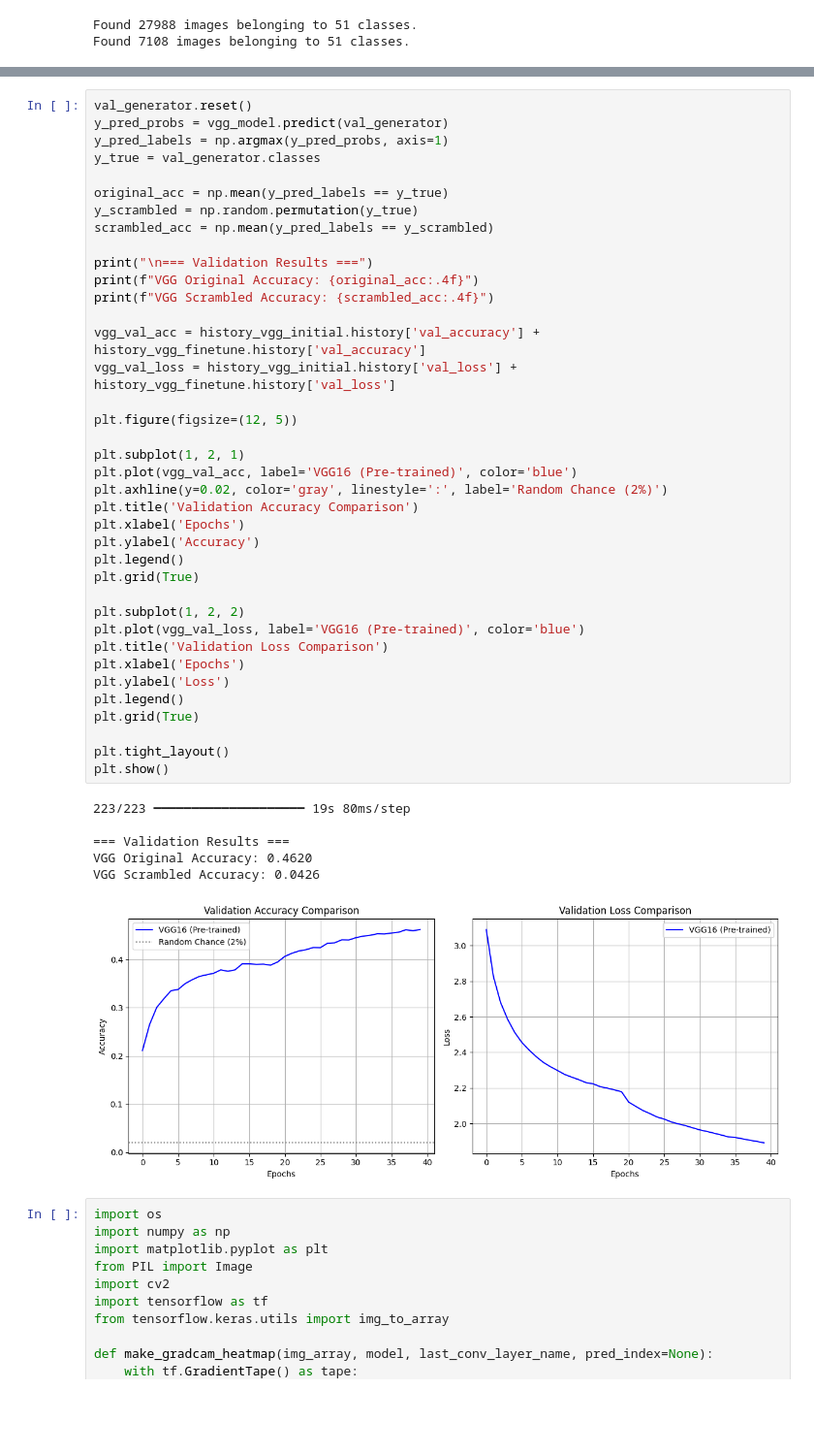
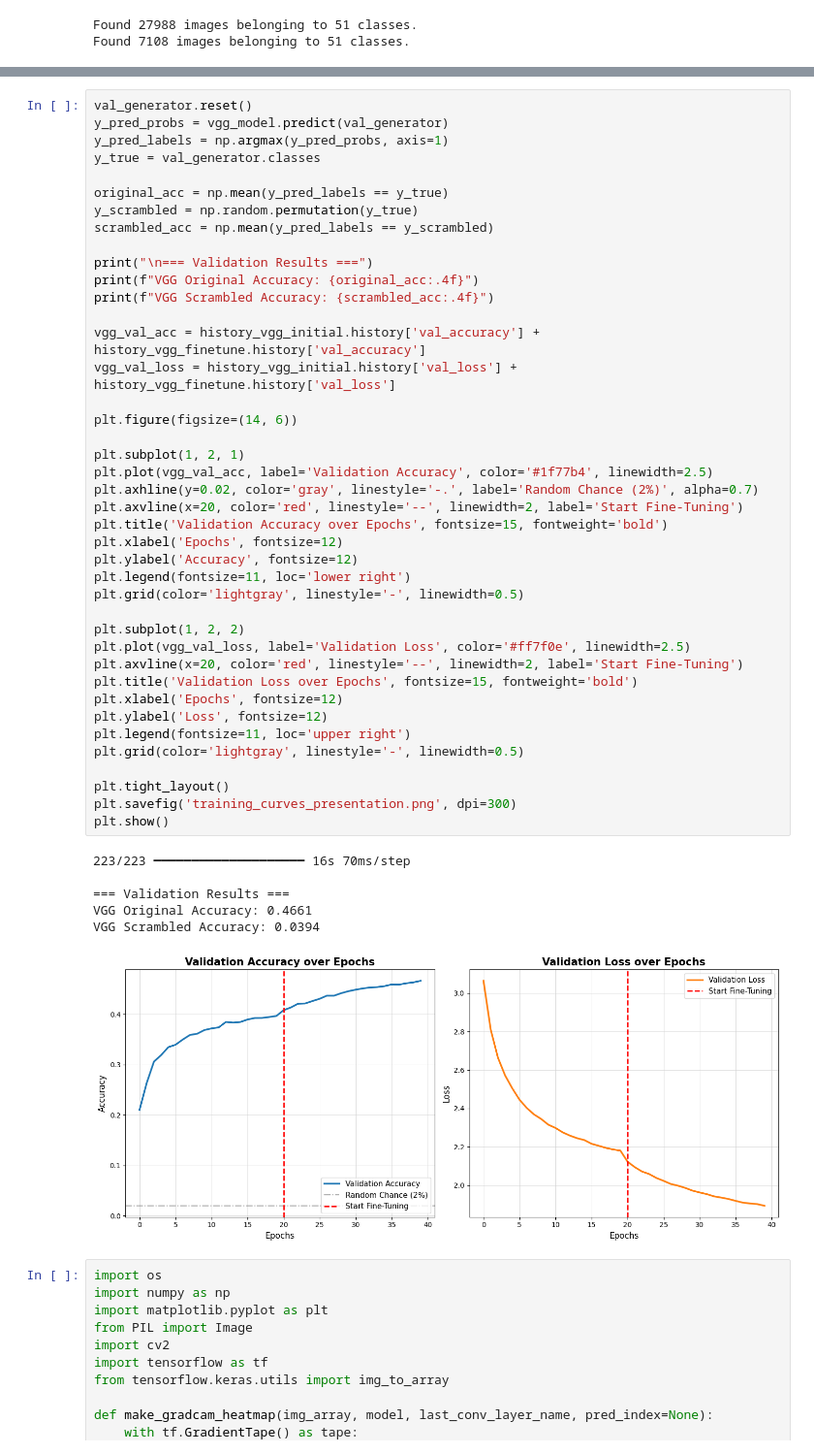
Before and after one commit to bingjunw/dj-scratch, a Jupyter notebook: Untitled0.ipynb, the cells around one changed output, grey strips where cells are left out. Shown at 97% size. Cells and saved outputs as stored; diff of their text form; blank space fills up the shorter version.

```diff
--- a/Untitled0.ipynb
+++ b/Untitled0.ipynb
@@ -151,48 +151,51 @@ Epoch 20/20
 # %%
 val_generator.reset()
 y_pred_probs = vgg_model.predict(val_generator)
 y_pred_labels = np.argmax(y_pred_probs, axis=1)
 y_true = val_generator.classes
 
 original_acc = np.mean(y_pred_labels == y_true)
 y_scrambled = np.random.permutation(y_true)
 scrambled_acc = np.mean(y_pred_labels == y_scrambled)
 
 print("\n=== Validation Results ===")
 print(f"VGG Original Accuracy: {original_acc:.4f}")
 print(f"VGG Scrambled Accuracy: {scrambled_acc:.4f}")
 
 vgg_val_acc = history_vgg_initial.history['val_accuracy'] + history_vgg_finetune.history['val_accuracy']
 vgg_val_loss = history_vgg_initial.history['val_loss'] + history_vgg_finetune.history['val_loss']
 
-plt.figure(figsize=(12, 5))
+plt.figure(figsize=(14, 6))
 
 plt.subplot(1, 2, 1)
-plt.plot(vgg_val_acc, label='VGG16 (Pre-trained)', color='blue')
-plt.axhline(y=0.02, color='gray', linestyle=':', label='Random Chance (2%)')
-plt.title('Validation Accuracy Comparison')
-plt.xlabel('Epochs')
-plt.ylabel('Accuracy')
-plt.legend()
-plt.grid(True)
+plt.plot(vgg_val_acc, label='Validation Accuracy', color='#1f77b4', linewidth=2.5)
+plt.axhline(y=0.02, color='gray', linestyle='-.', label='Random Chance (2%)', alpha=0.7)
+plt.axvline(x=20, color='red', linestyle='--', linewidth=2, label='Start Fine-Tuning')
+plt.title('Validation Accuracy over Epochs', fontsize=15, fontweight='bold')
+plt.xlabel('Epochs', fontsize=12)
+plt.ylabel('Accuracy', fontsize=12)
+plt.legend(fontsize=11, loc='lower right')
+plt.grid(color='lightgray', linestyle='-', linewidth=0.5)
 
 plt.subplot(1, 2, 2)
-plt.plot(vgg_val_loss, label='VGG16 (Pre-trained)', color='blue')
-plt.title('Validation Loss Comparison')
-plt.xlabel('Epochs')
-plt.ylabel('Loss')
-plt.legend()
-plt.grid(True)
+plt.plot(vgg_val_loss, label='Validation Loss', color='#ff7f0e', linewidth=2.5)
+plt.axvline(x=20, color='red', linestyle='--', linewidth=2, label='Start Fine-Tuning')
+plt.title('Validation Loss over Epochs', fontsize=15, fontweight='bold')
+plt.xlabel('Epochs', fontsize=12)
+plt.ylabel('Loss', fontsize=12)
+plt.legend(fontsize=11, loc='upper right')
+plt.grid(color='lightgray', linestyle='-', linewidth=0.5)
 
 plt.tight_layout()
+plt.savefig('training_curves_presentation.png', dpi=300)
 plt.show()
 # %% [output]
-223/223 ━━━━━━━━━━━━━━━━━━━━ 19s 80ms/step
+223/223 ━━━━━━━━━━━━━━━━━━━━ 16s 70ms/step
 
 === Validation Results ===
-VGG Original Accuracy: 0.4620
-VGG Scrambled Accuracy: 0.0426
+VGG Original Accuracy: 0.4661
+VGG Scrambled Accuracy: 0.0394
-[figure, old version]
+[figure, new version]
 # %%
 import os
 import numpy as np
```
Also changed, not shown: parts of 3 cells of this notebook.
